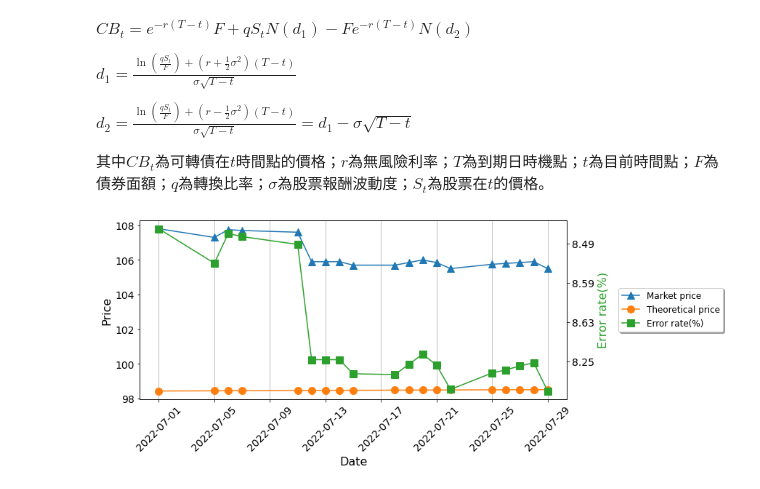
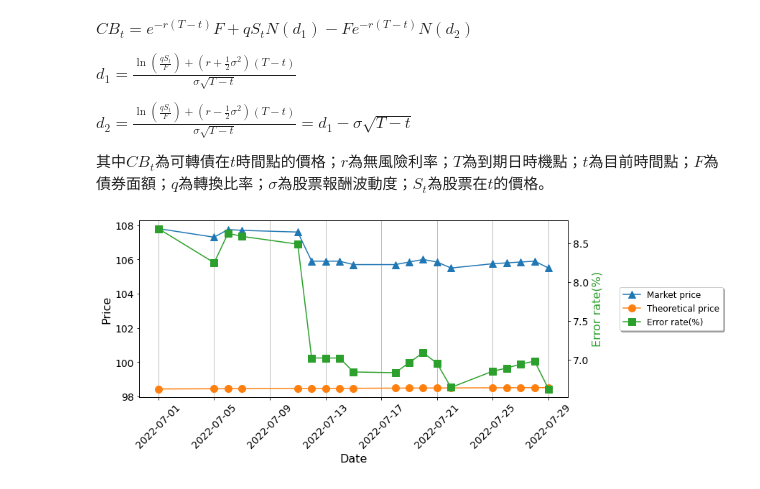
Before and after one commit to MinKuanIsHere/ConvertibleBondsPrice, a Jupyter notebook: 可轉債.ipynb, the cells around one changed output. Saved outputs shown, nothing was run; the diff lists cells and outputs as text; code cells hidden in the pictures.

```diff
--- a/可轉債.ipynb
+++ b/可轉債.ipynb
@@ -146,32 +146,31 @@ fig, ax1 = plt.subplots(figsize=(10,5))
 # label_size = 8
 mpl.rcParams['xtick.labelsize'] = 14
 mpl.rcParams['ytick.labelsize'] = 14
 
 ax1.set_xlabel('Date', fontsize='16')
 ax1.set_ylabel('Price', fontsize='16')
 f1 = ax1.plot(data['Date'], data['Market price'], marker='^', label='Market price',ms=10)
 f2 = ax1.plot(data['Date'], data['Theoretical price'], marker='o', label='Theoretical price',ms=10)
 
 plt.xticks(rotation=45)
 plt.grid(axis='x')
 
 ax2 = ax1.twinx()
 color = 'tab:green'
 ax2.set_ylabel('Error rate(%)', color=color, fontsize='16')
 
 f3 = ax2.plot(data['Date'], data['Error rate'], color=color, marker='s',ms=10,label='Error rate(%)')
-ax2.set_yticklabels(data['Error rate'], fontsize=14)
 fig.tight_layout()
 
 
 # added these three lines
 lns = f1+f2+f3
 labs = [l.get_label() for l in lns]
 ax1.legend(lns, labs, fontsize=12, loc='center left', bbox_to_anchor=(1.11, 0.5),shadow=True, ncol=1)
 
 
 plt.savefig("/content/drive/MyDrive/政大課程/111財務數學/可轉債/error.png", bbox_inches='tight')
 
 plt.show()
 # %% [output]
-[figure, old version]
+[figure, new version]
```
